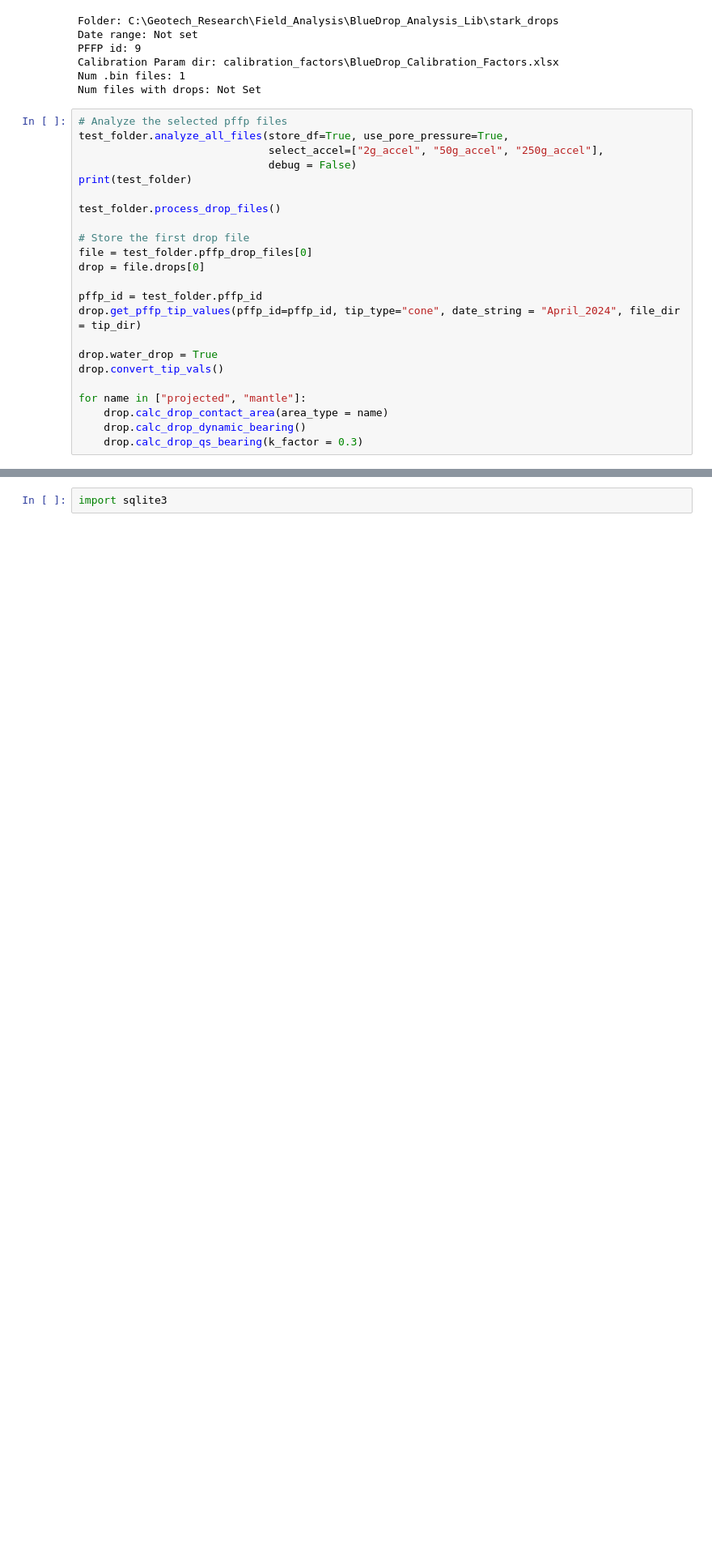
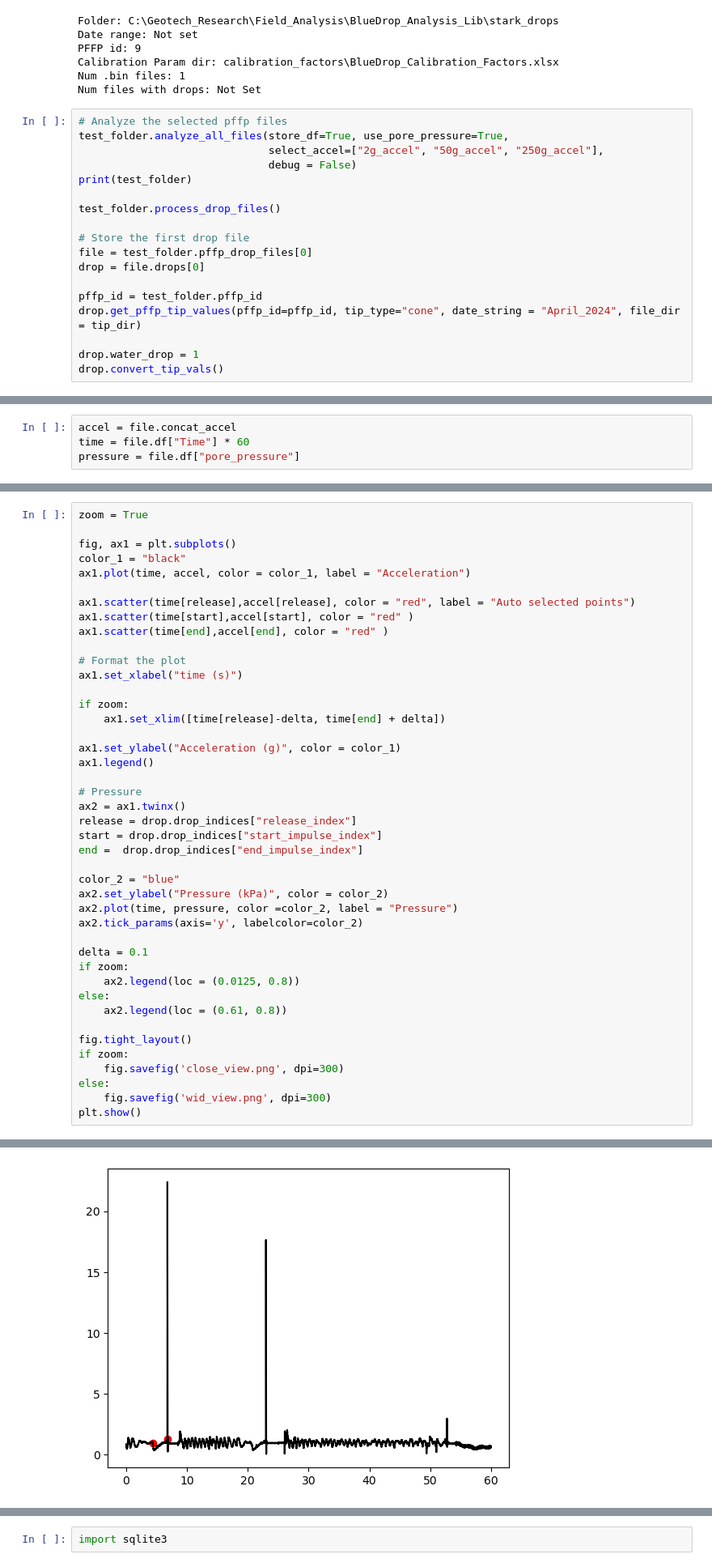
Before and after one commit to stevADUS/BlueDrop_Analysis_Lib, a Jupyter notebook: BlueDrop_Analysis_example_v3.ipynb, the cells around one changed output, grey strips where cells are left out. Shown: that part at 81% size. Saved outputs shown, nothing was run; the diff lists cells and outputs as text; blank space fills up the shorter version.

```diff
--- a/BlueDrop_Analysis_example_v3.ipynb
+++ b/BlueDrop_Analysis_example_v3.ipynb
@@ -84,13 +84,8 @@ drop = file.drops[0]
 pffp_id = test_folder.pffp_id
 drop.get_pffp_tip_values(pffp_id=pffp_id, tip_type="cone", date_string = "April_2024", file_dir = tip_dir)
 
-drop.water_drop = True
+drop.water_drop = 1
 drop.convert_tip_vals()
-
-for name in ["projected", "mantle"]:
-    drop.calc_drop_contact_area(area_type = name)
-    drop.calc_drop_dynamic_bearing()
-    drop.calc_drop_qs_bearing(k_factor = 0.3)
 # %% [output]
 Folder 'C:\Geotech_Research\Field_Analysis\BlueDrop_Analysis_Lib\stark_drops\no_drop_folder' already exists.
 Folder 'C:\Geotech_Research\Field_Analysis\BlueDrop_Analysis_Lib\stark_drops\funky' already exists.
@@ -109,0 +107,4 @@ Progress processing drops in files...
+# %%
+accel = file.concat_accel
+time = file.df["Time"] * 60
+pressure = file.df["pore_pressure"]
@@ -109,0 +113,44 @@ Progress processing drops in files...
+# %%
+zoom = True
+
+fig, ax1 = plt.subplots()
+color_1 = "black"
+ax1.plot(time, accel, color = color_1, label = "Acceleration")
+
+ax1.scatter(time[release],accel[release], color = "red", label = "Auto selected points")
+ax1.scatter(time[start],accel[start], color = "red" )
+ax1.scatter(time[end],accel[end], color = "red" )
+
+# Format the plot
+ax1.set_xlabel("time (s)")
+
+if zoom:
+    ax1.set_xlim([time[release]-delta, time[end] + delta])
+
+ax1.set_ylabel("Acceleration (g)", color = color_1)
+ax1.legend()
+
+# Pressure
+ax2 = ax1.twinx()
+release = drop.drop_indices["release_index"]
+start = drop.drop_indices["start_impulse_index"]
+end =  drop.drop_indices["end_impulse_index"]
+
+color_2 = "blue"
+ax2.set_ylabel("Pressure (kPa)", color = color_2)
+ax2.plot(time, pressure, color =color_2, label = "Pressure")
+ax2.tick_params(axis='y', labelcolor=color_2)
+
+delta = 0.1
+if zoom:
+    ax2.legend(loc = (0.0125, 0.8))
+else:
+    ax2.legend(loc = (0.61, 0.8))
+
+fig.tight_layout()
+if zoom:
+    fig.savefig('close_view.png', dpi=300)
+else:
+    fig.savefig('wid_view.png', dpi=300)
+plt.show()
+# %% [output]
@@ -109,0 +158 @@ Progress processing drops in files...
+[figure, added]
```
Also changed, not shown: parts of 23 cells of this notebook, 8 other files.
